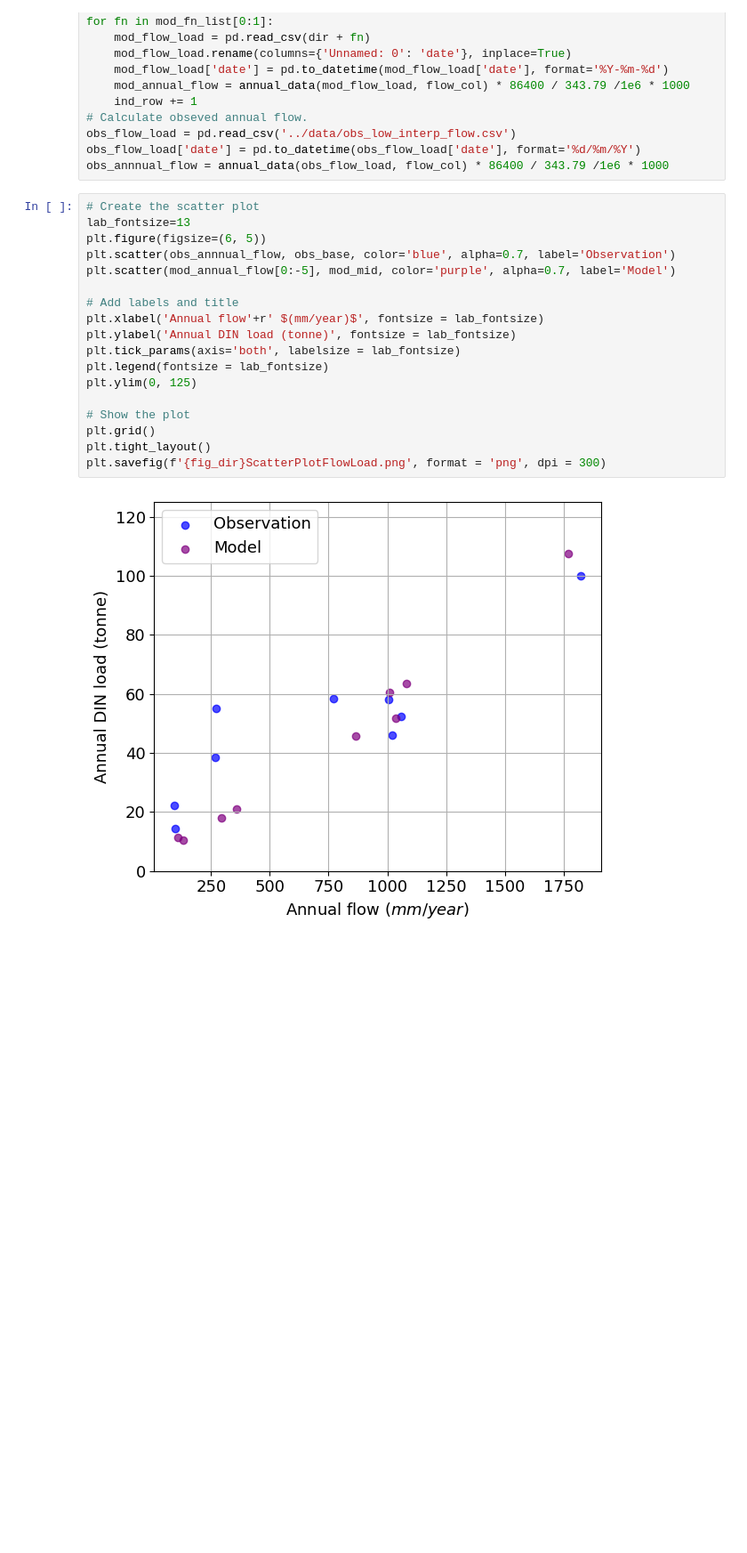
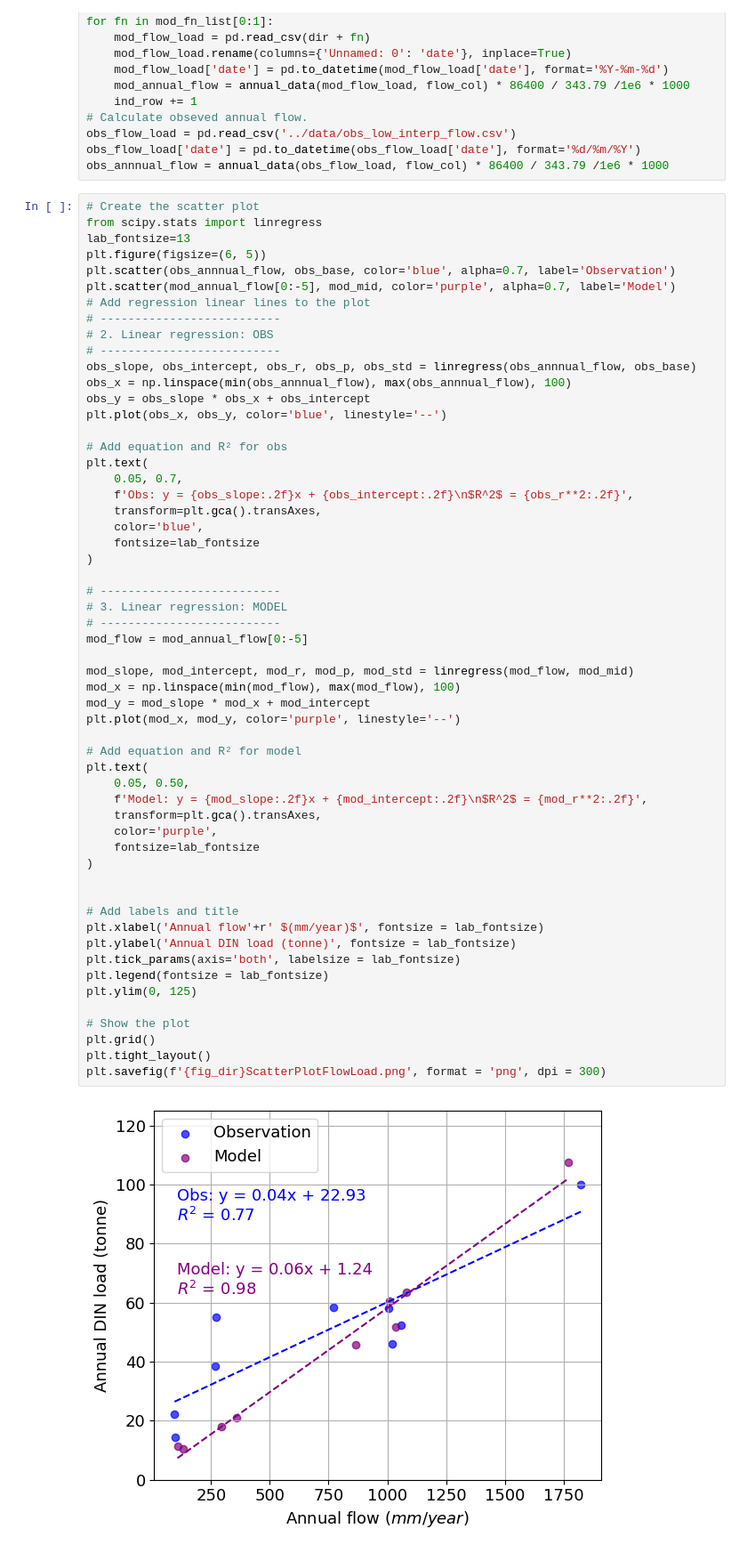
Before and after one commit to QianWanghhu/GraphEvalUnc, a Jupyter notebook: src/plot_general_perfm.ipynb, the cells around one changed output. Shown: that part at 89% size. Cells and saved outputs as stored; diff of their text form; blank space fills up the shorter version.

Commit message:
Add regression lines and functions to the annual flow-load plot.

```diff
--- a/src/plot_general_perfm.ipynb
+++ b/src/plot_general_perfm.ipynb
@@ -263,21 +263,59 @@ obs_flow_load['date'] = pd.to_datetime(obs_flow_load['date'], format='%d/%m/%Y')
 obs_annnual_flow = annual_data(obs_flow_load, flow_col) * 86400 / 343.79 /1e6 * 1000
 # %%
 # Create the scatter plot
+from scipy.stats import linregress
 lab_fontsize=13
 plt.figure(figsize=(6, 5))
 plt.scatter(obs_annnual_flow, obs_base, color='blue', alpha=0.7, label='Observation')
 plt.scatter(mod_annual_flow[0:-5], mod_mid, color='purple', alpha=0.7, label='Model')
+# Add regression linear lines to the plot
+# --------------------------
+# 2. Linear regression: OBS
+# --------------------------
+obs_slope, obs_intercept, obs_r, obs_p, obs_std = linregress(obs_annnual_flow, obs_base)
+obs_x = np.linspace(min(obs_annnual_flow), max(obs_annnual_flow), 100)
+obs_y = obs_slope * obs_x + obs_intercept
+plt.plot(obs_x, obs_y, color='blue', linestyle='--')
+
+# Add equation and R² for obs
+plt.text(
+    0.05, 0.7,
+    f'Obs: y = {obs_slope:.2f}x + {obs_intercept:.2f}\n$R^2$ = {obs_r**2:.2f}',
+    transform=plt.gca().transAxes,
+    color='blue',
+    fontsize=lab_fontsize
+)
+
+# --------------------------
+# 3. Linear regression: MODEL
+# --------------------------
+mod_flow = mod_annual_flow[0:-5]
+
+mod_slope, mod_intercept, mod_r, mod_p, mod_std = linregress(mod_flow, mod_mid)
+mod_x = np.linspace(min(mod_flow), max(mod_flow), 100)
+mod_y = mod_slope * mod_x + mod_intercept
+plt.plot(mod_x, mod_y, color='purple', linestyle='--')
+
+# Add equation and R² for model
+plt.text(
+    0.05, 0.50,
+    f'Model: y = {mod_slope:.2f}x + {mod_intercept:.2f}\n$R^2$ = {mod_r**2:.2f}',
+    transform=plt.gca().transAxes,
+    color='purple',
+    fontsize=lab_fontsize
+)
+
 
 # Add labels and title
 plt.xlabel('Annual flow'+r' $(mm/year)$', fontsize = lab_fontsize)
 plt.ylabel('Annual DIN load (tonne)', fontsize = lab_fontsize)
 plt.tick_params(axis='both', labelsize = lab_fontsize)
 plt.legend(fontsize = lab_fontsize)
 plt.ylim(0, 125)
 
 # Show the plot
 plt.grid()
 plt.tight_layout()
 plt.savefig(f'{fig_dir}ScatterPlotFlowLoad.png', format = 'png', dpi = 300)
 # %% [output]
-[figure, old version]
+[figure, new version]
```
Also changed, not shown: parts of 1 cell of this notebook, 4 other files.
